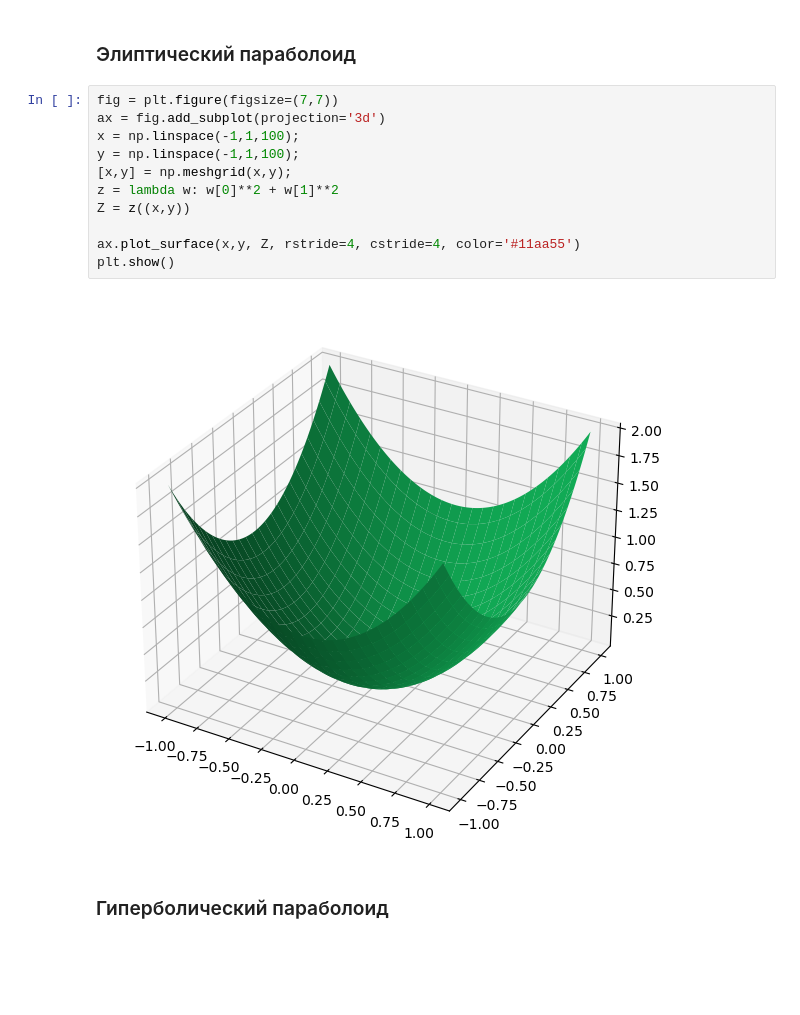
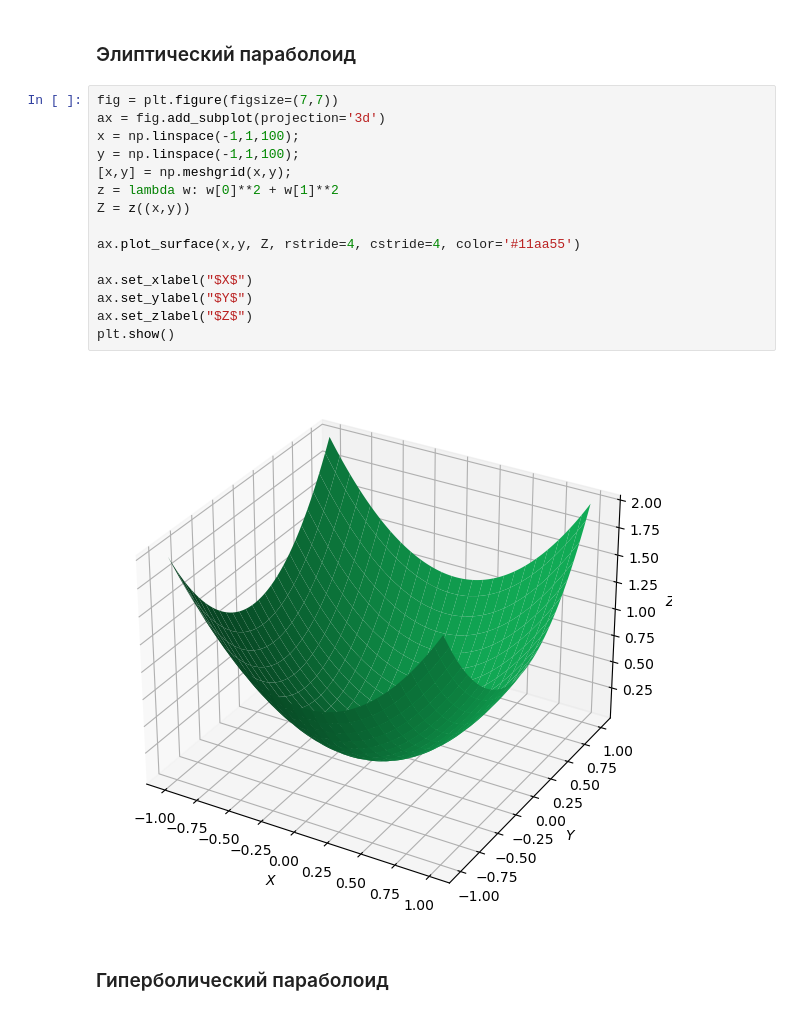
Before and after one commit to aposum23/Program_eng_labs, a Jupyter notebook: Лабораторная 6/Лабораторная работа 6.ipynb, the cells around one changed output. Saved outputs shown, nothing was run; the diff lists cells and outputs as text; blank space fills up the shorter version.

```diff
--- a/Лабораторная 6/Лабораторная работа 6.ipynb
+++ b/Лабораторная 6/Лабораторная работа 6.ipynb
@@ -910,16 +916,20 @@ plt.show()
 # %%
 fig = plt.figure(figsize=(7,7))
 ax = fig.add_subplot(projection='3d')
 x = np.linspace(-1,1,100);
 y = np.linspace(-1,1,100);
 [x,y] = np.meshgrid(x,y);
 z = lambda w: w[0]**2 + w[1]**2
 Z = z((x,y))
 
 ax.plot_surface(x,y, Z, rstride=4, cstride=4, color='#11aa55')
+
+ax.set_xlabel("$X$")
+ax.set_ylabel("$Y$")
+ax.set_zlabel("$Z$")
 plt.show()
 # %% [output]
-[figure, old version]
+[figure, new version]
 # %% [markdown]
 ### Гиперболический параболоид
 # %%
```
Also changed, not shown: parts of 46 cells of this notebook, 3 other files.
